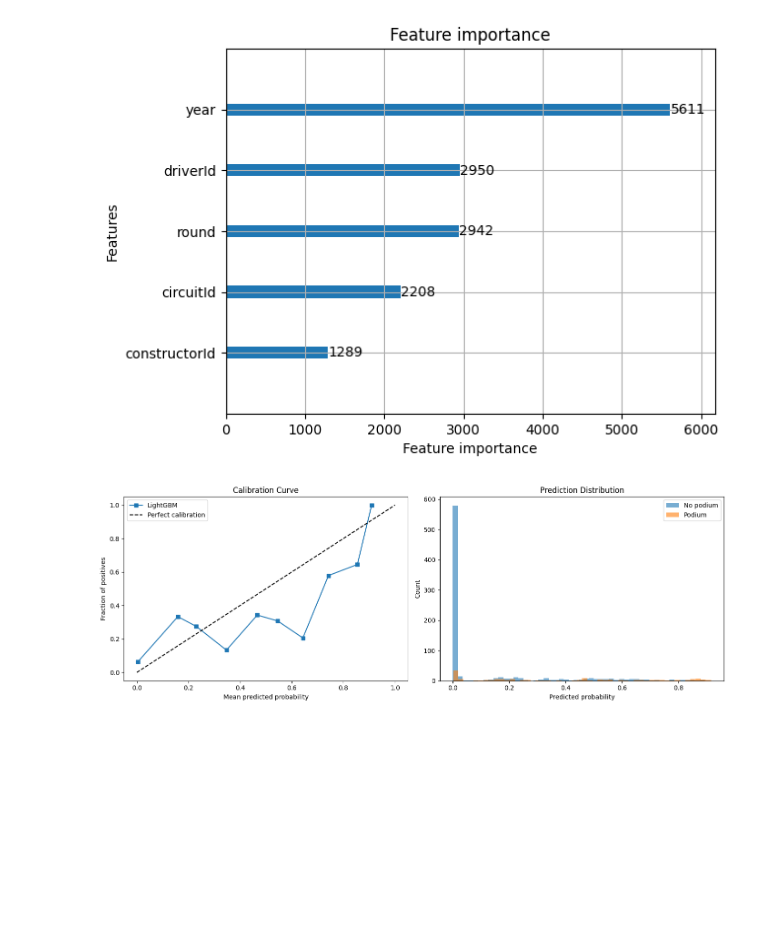
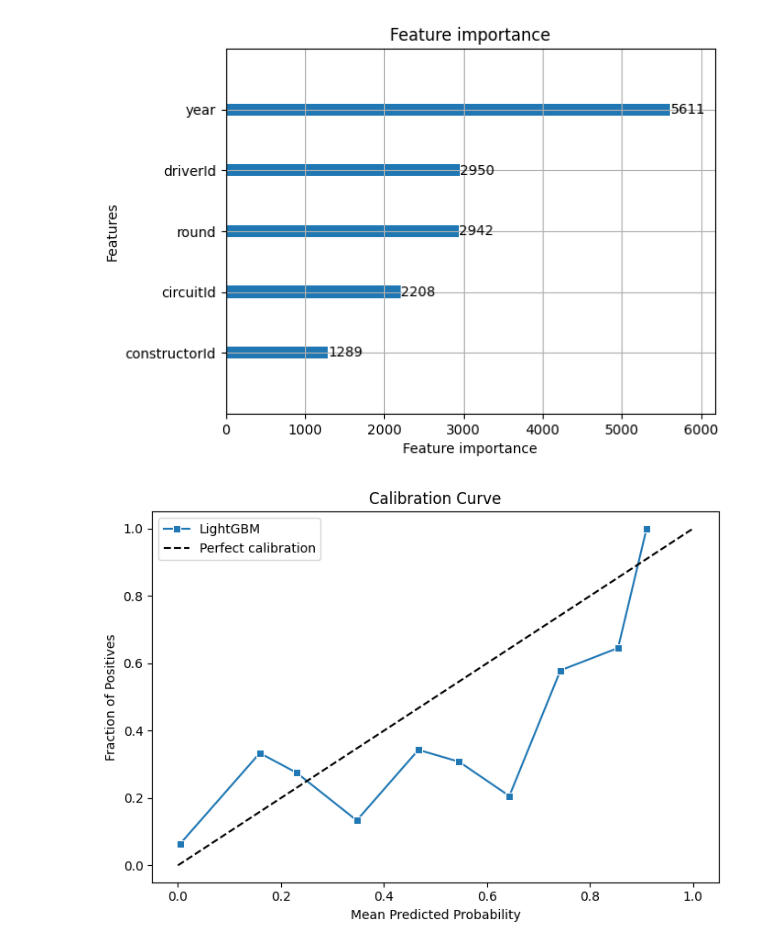
Before and after one commit to DaveAhearne/F1Prediction, a Jupyter notebook: notebooks/LightGBM_Base.ipynb, the cells around one changed output. Drawn from its saved outputs; the diff is of its cells as text; code cells hidden in the pictures; blank space fills up the shorter version.

```diff
--- a/notebooks/LightGBM_Base.ipynb
+++ b/notebooks/LightGBM_Base.ipynb
@@ -97,8 +97,8 @@ full_race_data_df
 | 27303 | 27309 | 1171 | 860 | 210 | 22.0 | 3 | 2026 | 3 | 22 | Japanese Grand Prix | ... |
 27304 rows × 14 columns
 # %%
-full_race_data_df = full_race_data_df[full_race_data_df["year"] < 2025].copy()
-full_race_data_df
+training_race_data_df = full_race_data_df[full_race_data_df["year"] < 2025].copy()
+training_race_data_df
 # %% [output]
 |  | resultId | raceId | driverId | constructorId | position | statusId | year | round | circuitId | name | ... |
 | 0 | 1 | 18 | 1 | 1 | 1.0 | 1 | 2008 | 1 | 1 | Australian Grand Prix | ... |
@@ -118,13 +118,13 @@ features = ["driverId", "constructorId", "circuitId", "year", "round"]
 cat_features = ["driverId", "constructorId", "circuitId"]
 
 for col in cat_features:
-    full_race_data_df[col] = full_race_data_df[col].astype("category")
+    full_race_data_df[col] = training_race_data_df[col].astype("category")
 
-X = full_race_data_df[features]
-y = full_race_data_df["podiumFinish"]
+X = training_race_data_df[features]
+y = training_race_data_df["podiumFinish"]
 # %%
-train_mask = full_race_data_df["year"] <= 2022
-val_mask   = full_race_data_df["year"] >= 2023
+train_mask = training_race_data_df["year"] <= 2022
+val_mask   = training_race_data_df["year"] >= 2023
 
 X_train, y_train = X[train_mask], y[train_mask]
 X_val,   y_val   = X[val_mask],   y[val_mask]
@@ -175,31 +175,32 @@ lgb.plot_importance(model)
 <Axes: title={'center': 'Feature importance'}, xlabel='Feature importance', ylabel='Features'>
 [figure]
 # %%
+import seaborn as sns
 from sklearn.calibration import calibration_curve
+import matplotlib.pyplot as plt
+import pandas as pd
 
 # --- Calibration Curve ---
-fig, axes = plt.subplots(1, 2, figsize=(14, 5))
-
 fraction_of_positives, mean_predicted_value = calibration_curve(
     y_val, val_preds, n_bins=10
 )
 
-axes[0].plot(mean_predicted_value, fraction_of_positives, "s-", label="LightGBM")
-axes[0].plot([0, 1], [0, 1], "k--", label="Perfect calibration")
-axes[0].set_xlabel("Mean predicted probability")
-axes[0].set_ylabel("Fraction of positives")
-axes[0].set_title("Calibration Curve")
-axes[0].legend()
+calib_df = pd.DataFrame({
+    "Mean Predicted Probability": mean_predicted_value,
+    "Fraction of Positives": fraction_of_positives
+})
 
-# --- Prediction Distribution ---
-axes[1].hist(val_preds[y_val == 0], bins=50, alpha=0.6, label="No podium")
-axes[1].hist(val_preds[y_val == 1], bins=50, alpha=0.6, label="Podium")
-axes[1].set_xlabel("Predicted probability")
-axes[1].set_ylabel("Count")
-axes[1].set_title("Prediction Distribution")
-axes[1].legend()
-
+fig1, ax1 = plt.subplots(figsize=(7, 5))
+sns.lineplot(
+    data=calib_df,
+    x="Mean Predicted Probability",
+    y="Fraction of Positives",
+    marker="s", label="LightGBM", ax=ax1
+)
+ax1.plot([0, 1], [0, 1], "k--", label="Perfect calibration")
+ax1.set_title("Calibration Curve")
+ax1.legend()
 plt.tight_layout()
 plt.show()
 # %% [output]
-[figure, old version]
+[figure, new version]
```
Also changed, not shown: parts of 6 cells of this notebook, 1 other file.
